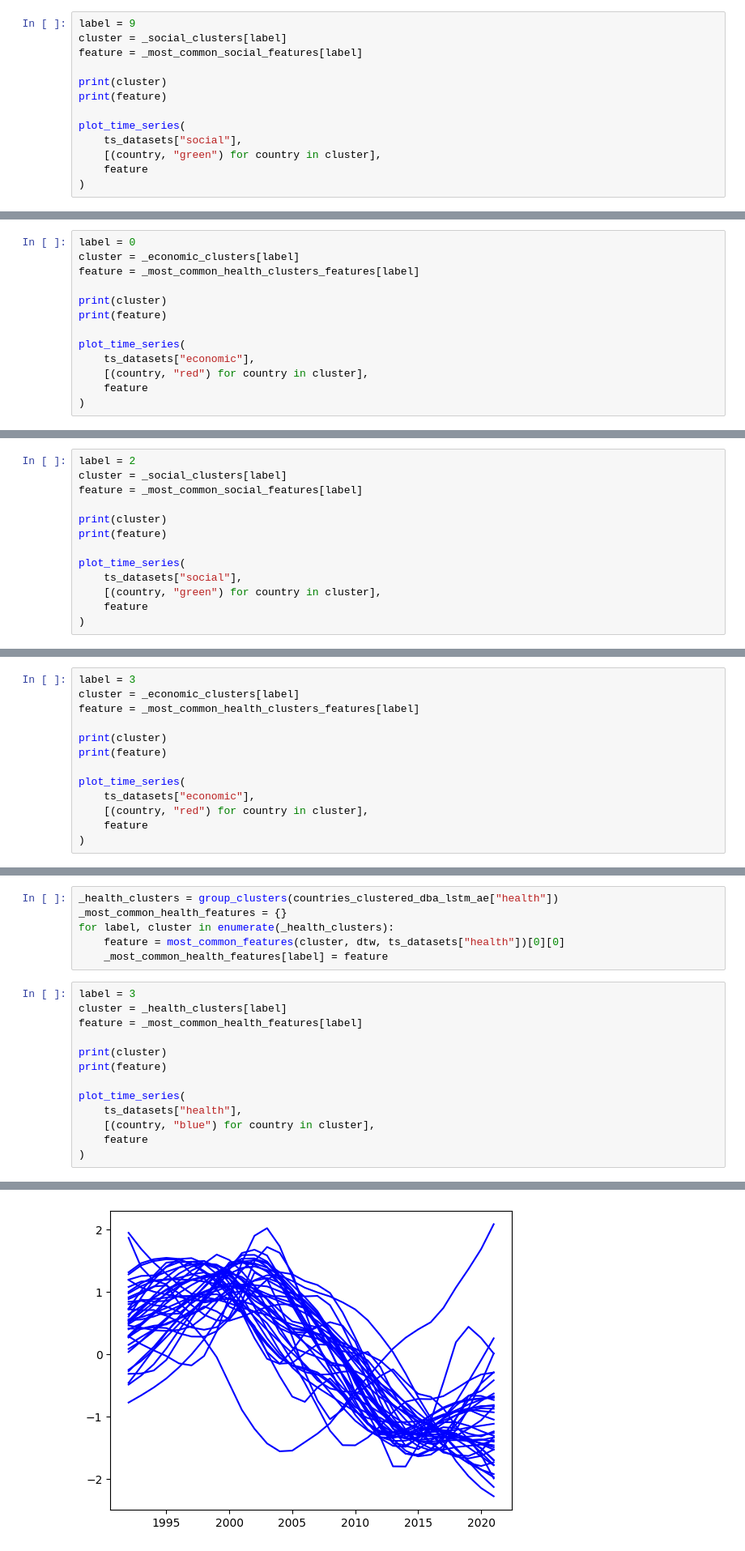
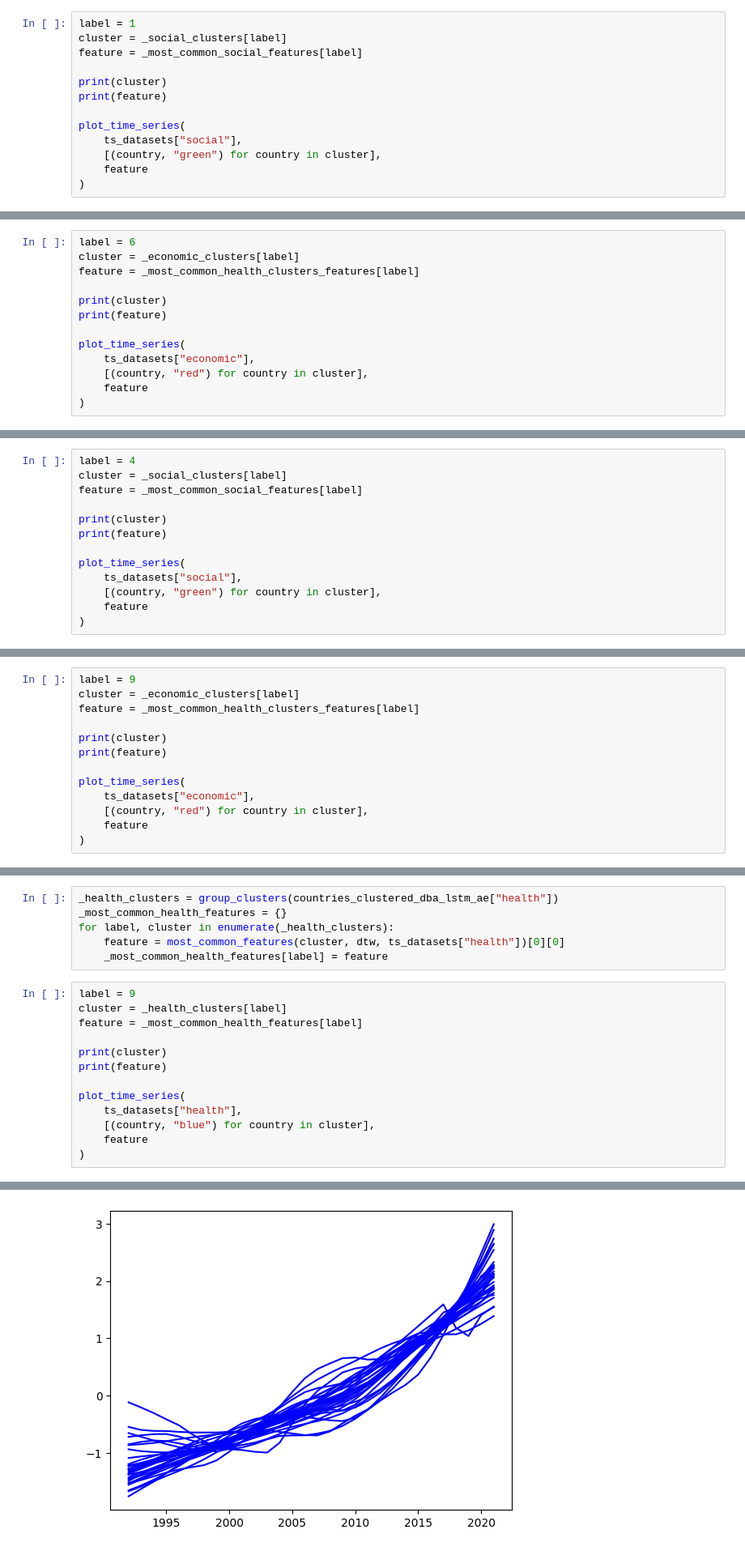
Before and after one commit to jupiterb/agh-data-science, a Jupyter notebook: 1/data_exploration/project/WorldBankOpenData_CountriesComparison.ipynb, the cells around one changed output, grey strips where cells are left out. Shown at 81% size. Drawn from its saved outputs; the diff is of its cells as text.

```diff
--- a/1/data_exploration/project/WorldBankOpenData_CountriesComparison.ipynb
+++ b/1/data_exploration/project/WorldBankOpenData_CountriesComparison.ipynb
@@ -674,7 +687,7 @@ for label, cluster in enumerate(_social_clusters):
     feature = most_common_features(cluster, dtw, ts_datasets["social"])[0][0]
     _most_common_social_features[label] = feature
 # %%
-label = 9
+label = 1
 cluster = _social_clusters[label]
 feature = _most_common_social_features[label]
 
@@ -715,7 +728,7 @@ for label, cluster in enumerate(_economic_clusters):
     feature = most_common_features(cluster, dtw, ts_datasets["economic"])[0][0]
     _most_common_health_clusters_features[label] = feature
 # %%
-label = 0
+label = 6
 cluster = _economic_clusters[label]
 feature = _most_common_health_clusters_features[label]
 
@@ -773,7 +786,7 @@ for label, cluster in enumerate(_social_clusters):
     feature = most_common_features(cluster, dtw, ts_datasets["social"])[0][0]
     _most_common_social_features[label] = feature
 # %%
-label = 2
+label = 4
 cluster = _social_clusters[label]
 feature = _most_common_social_features[label]
 
@@ -814,7 +827,7 @@ for label, cluster in enumerate(_economic_clusters):
     feature = most_common_features(cluster, dtw, ts_datasets["economic"])[0][0]
     _most_common_health_clusters_features[label] = feature
 # %%
-label = 3
+label = 9
 cluster = _economic_clusters[label]
 feature = _most_common_health_clusters_features[label]
 
@@ -843,7 +856,7 @@ for label, cluster in enumerate(_health_clusters):
     feature = most_common_features(cluster, dtw, ts_datasets["health"])[0][0]
     _most_common_health_features[label] = feature
 # %%
-label = 3
+label = 9
 cluster = _health_clusters[label]
 feature = _most_common_health_features[label]
 
@@ -861,4 +874,4 @@ Population ages 35-39, male (% of male population)
-[figure, old version]
+[figure, new version]
 # %% [markdown]
 ### Social data
 # %%
```
Also changed, not shown: parts of 37 cells of this notebook.
